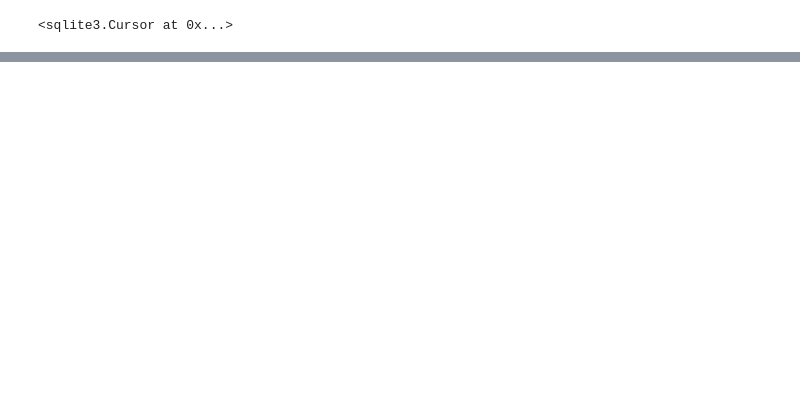
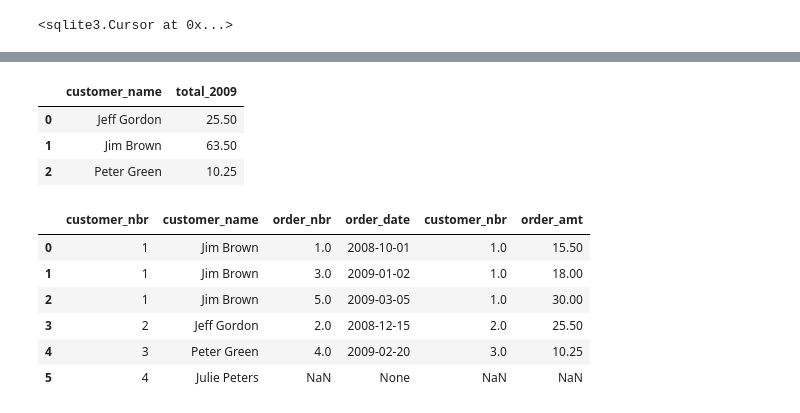
Before and after one commit to erikajane/Wonder_SQL_Task, a Jupyter notebook: Data.ipynb, the cells around one changed output, grey strips where cells are left out. Cells and saved outputs as stored; diff of their text form; code cells hidden in the pictures; blank space fills up the shorter version.

```diff
--- a/Data.ipynb
+++ b/Data.ipynb
@@ -377,3 +456,0 @@ df.head()
-# %%
-conn = sqlite3.connect('database.db')
-c = conn.cursor()
@@ -407,3 +456,0 @@ dtype: object
-# %%
-for x in df:
-    print(x + ",")
@@ -465,0 +481,30 @@ c.execute()
+# %%
+c.execute("""SELECT customers.customer_name,
+                    SUM(COALESCE(orders.order_amt, 0)) AS total_2009
+            FROM customers
+            LEFT OUTER JOIN orders ON (customers.customer_nbr = orders.customer_nbr)
+            WHERE orders.order_date >= '20090101'
+            GROUP BY customers.customer_name""")
+data = pd.DataFrame(c.fetchall())
+data.columns = [x[0] for x in c.description]
+data
+# %% [output]
+|  | customer_name | total_2009 |
+| 0 | Jeff Gordon | 25.50 |
+| 1 | Jim Brown | 63.50 |
+| 2 | Peter Green | 10.25 |
+# %%
+c.execute("""SELECT *
+            FROM customers
+            LEFT OUTER JOIN orders ON (customers.customer_nbr = orders.customer_nbr)""")
+data = pd.DataFrame(c.fetchall())
+data.columns = [x[0] for x in c.description]
+data
+# %% [output]
+|  | customer_nbr | customer_name | order_nbr | order_date | customer_nbr | order_amt |
+| 0 | 1 | Jim Brown | 1.0 | 2008-10-01 | 1.0 | 15.50 |
+| 1 | 1 | Jim Brown | 3.0 | 2009-01-02 | 1.0 | 18.00 |
+| 2 | 1 | Jim Brown | 5.0 | 2009-03-05 | 1.0 | 30.00 |
+| 3 | 2 | Jeff Gordon | 2.0 | 2008-12-15 | 2.0 | 25.50 |
+| 4 | 3 | Peter Green | 4.0 | 2009-02-20 | 3.0 | 10.25 |
+| 5 | 4 | Julie Peters | NaN | None | NaN | NaN |
```
Also changed, not shown: parts of 37 cells of this notebook, 2 other files.
